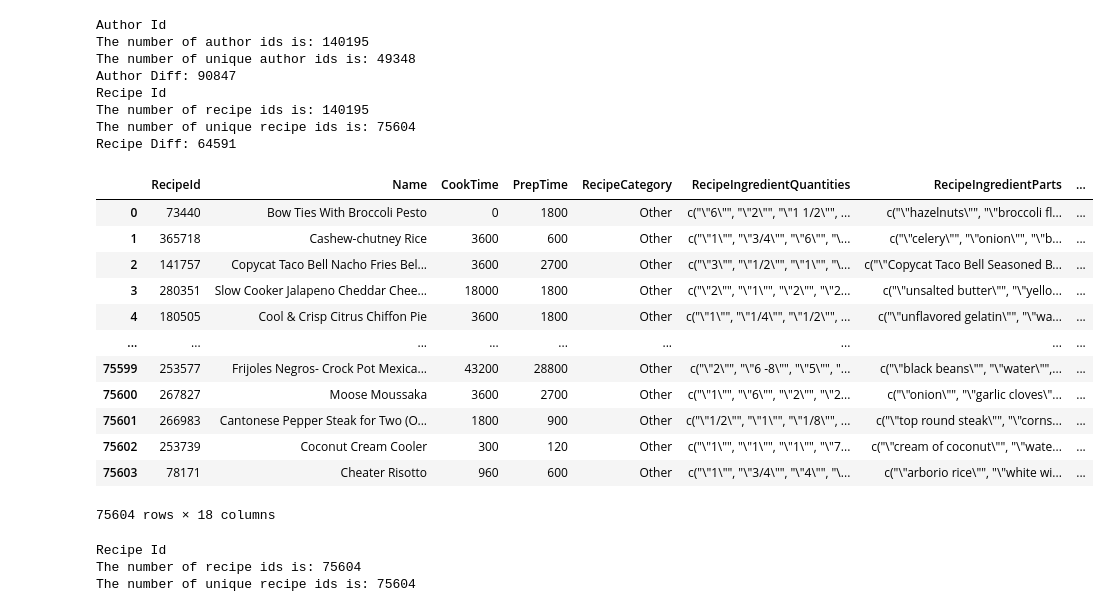
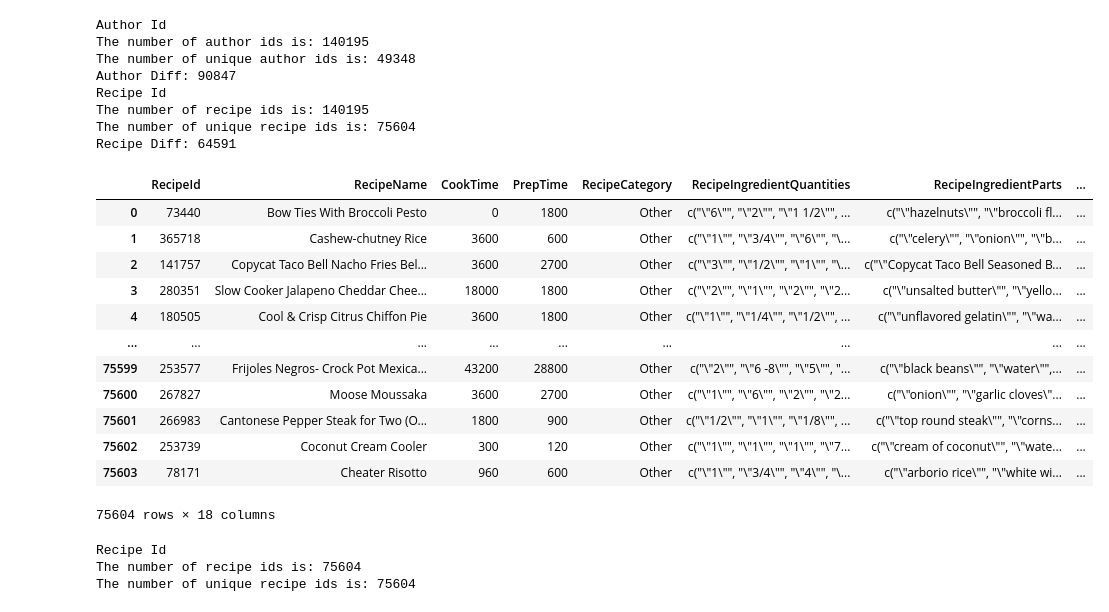
Before and after one commit to raj7vasani/AnalyticsCup_skilledShark, a Jupyter notebook: skilledShark_Submission.ipynb, the cells around one changed output. Drawn from its saved outputs; the diff is of its cells as text; code cells hidden in the pictures.

```diff
--- a/skilledShark_Submission.ipynb
+++ b/skilledShark_Submission.ipynb
@@ -119,9 +119,12 @@ The number of unique recipe ids is: 75604
 Recipe Diff: 64591
 # %%
 recipes = pd.read_csv('recipes.csv', low_memory=False)
+recipes.rename(columns={
+    'Name': 'RecipeName'
+}, inplace=True)
 recipes
 # %% [output]
-|  | RecipeId | Name | CookTime | PrepTime | RecipeCategory | RecipeIngredientQuantities | RecipeIngredientParts | ... |
+|  | RecipeId | RecipeName | CookTime | PrepTime | RecipeCategory | RecipeIngredientQuantities | RecipeIngredientParts | ... |
 | 0 | 73440 | Bow Ties With Broccoli Pesto | 0 | 1800 | Other | c("\"6\"", "\"2\"", "\"1 1/2\"", ... | c("\"hazelnuts\"", "\"broccoli fl... | ... |
 | 1 | 365718 | Cashew-chutney Rice | 3600 | 600 | Other | c("\"1\"", "\"3/4\"", "\"6\"", "\... | c("\"celery\"", "\"onion\"", "\"b... | ... |
 | 2 | 141757 | Copycat Taco Bell Nacho Fries Bel... | 3600 | 2700 | Other | c("\"3\"", "\"1/2\"", "\"1\"", "\... | c("\"Copycat Taco Bell Seasoned B... | ... |
```
Also changed, not shown: parts of 6 cells of this notebook.
